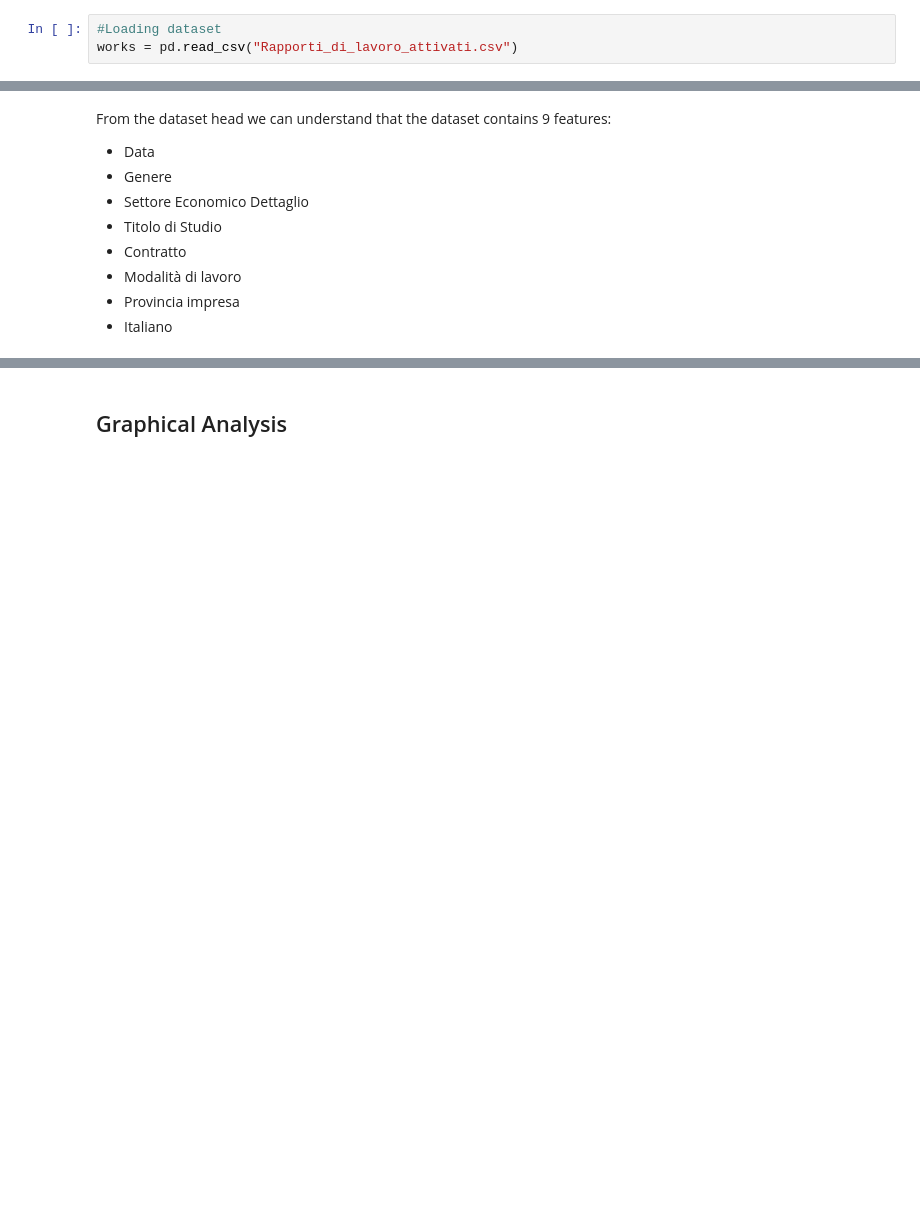
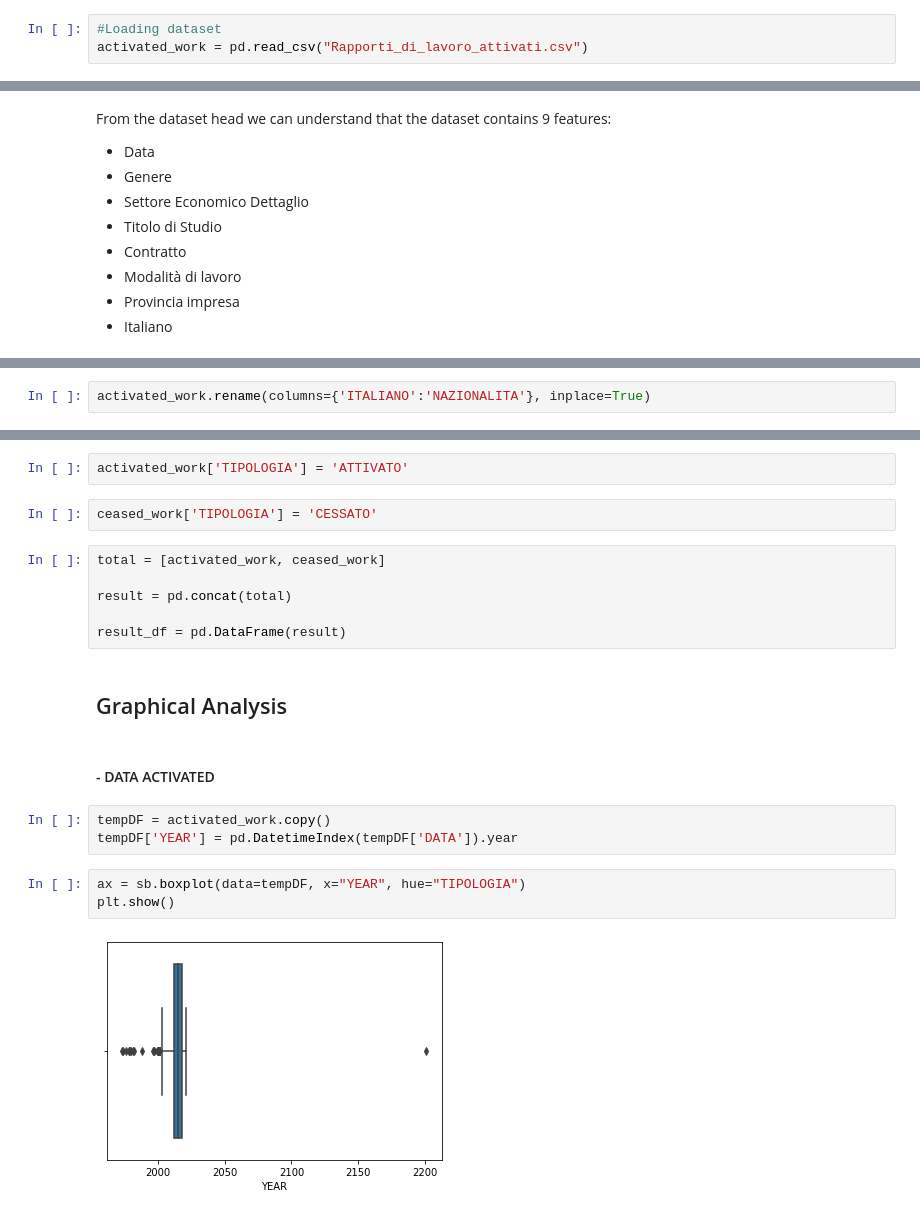
Before and after one commit to Smagia/DSB-ABB, a Jupyter notebook: DataScience_Lab1.ipynb, the cells around one changed output, grey strips where cells are left out. Saved outputs shown, nothing was run; the diff lists cells and outputs as text; blank space fills up the shorter version.

```diff
--- a/DataScience_Lab1.ipynb
+++ b/DataScience_Lab1.ipynb
@@ -7,3 +25,3 @@ import pandas as pd
 # %%
 #Loading dataset
-works = pd.read_csv("Rapporti_di_lavoro_attivati.csv")
+activated_work = pd.read_csv("Rapporti_di_lavoro_attivati.csv")
@@ -242,0 +176,2 @@ Finding the biggest outlier: 621
+# %%
+activated_work.rename(columns={'ITALIANO':'NAZIONALITA'}, inplace=True)
@@ -243,2 +182,22 @@ Finding the biggest outlier: 621
+# %%
+activated_work['TIPOLOGIA'] = 'ATTIVATO'
+# %%
+ceased_work['TIPOLOGIA'] = 'CESSATO'
+# %%
+total = [activated_work, ceased_work]
+
+result = pd.concat(total)
+
+result_df = pd.DataFrame(result)
 # %% [markdown]
 ## Graphical Analysis
+# %% [markdown]
+#### - DATA ACTIVATED
+# %%
+tempDF = activated_work.copy()
+tempDF['YEAR'] = pd.DatetimeIndex(tempDF['DATA']).year
+# %%
+ax = sb.boxplot(data=tempDF, x="YEAR", hue="TIPOLOGIA")
+plt.show()
+# %% [output]
+[figure, added]
```
Also changed, not shown: parts of 99 cells of this notebook.
